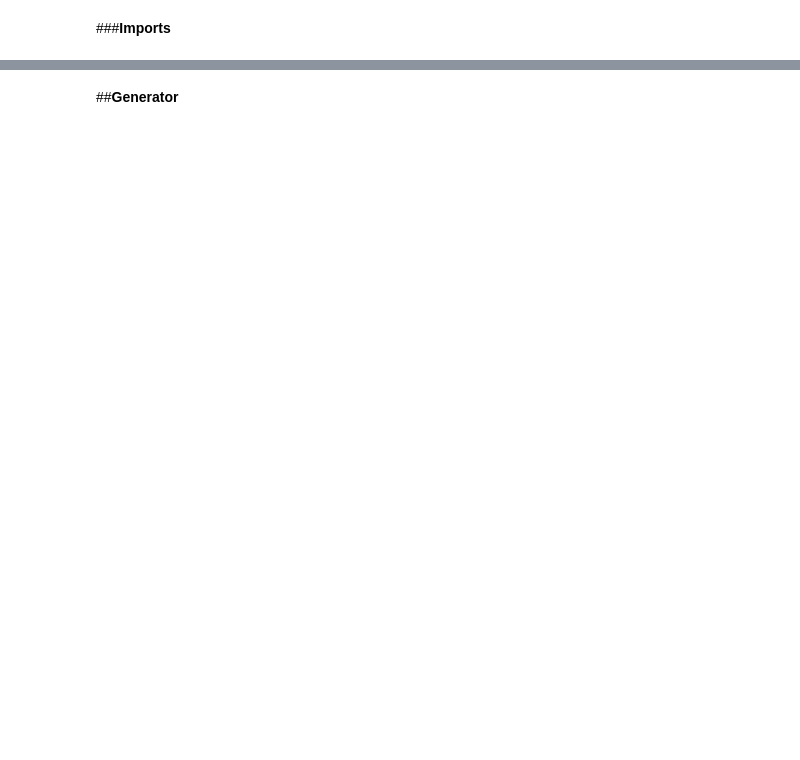
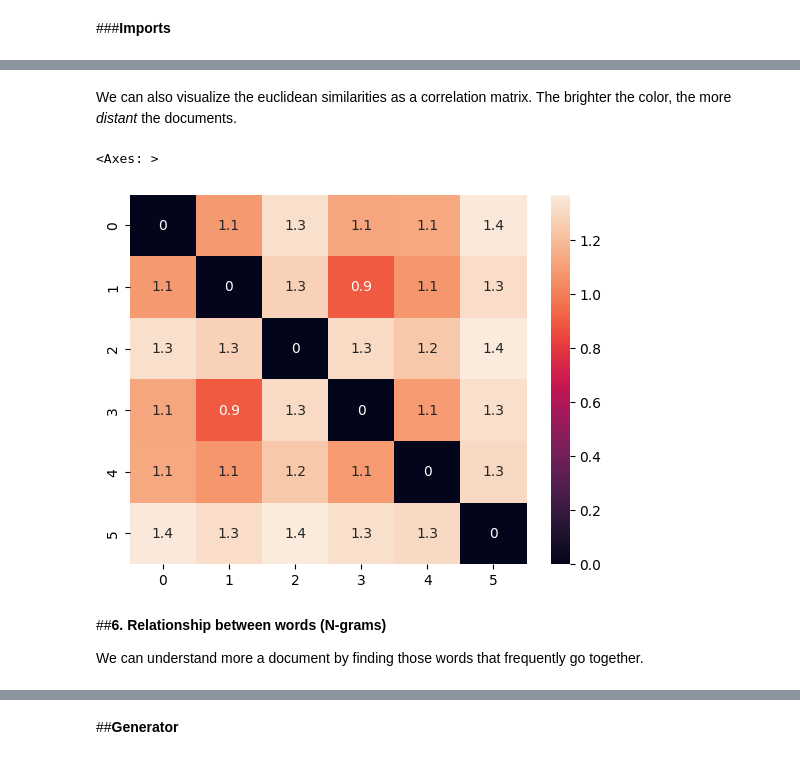
Before and after one commit to Julia-Elisa/NLP-Philosophy-text-generator, a Jupyter notebook: DM_project.ipynb, the cells around one changed output, grey strips where cells are left out. Drawn from its saved outputs; the diff is of its cells as text; code cells hidden in the pictures; blank space fills up the shorter version.

```diff
--- a/DM_project.ipynb
+++ b/DM_project.ipynb
@@ -367,0 +489,22 @@ Here we are interested in finding the topic for each book.
+# %%
+# Euclidean distance
+from sklearn.metrics.pairwise import euclidean_distances
+
+count_vect = CountVectorizer()
+vectorizer = TfidfVectorizer()
+
+X2 = count_vect.fit_transform(corpus)
+pd.DataFrame(X2.toarray(), columns=count_vect.get_feature_names_out(), index=columns)
+
+trsfm = vectorizer.fit_transform(corpus)
+pd.DataFrame(trsfm.toarray(), columns=vectorizer.get_feature_names_out(), index=columns)
+
+arr = euclidean_distances(trsfm[0:len(columns)], trsfm)
+similarity_df = pd.DataFrame(arr, columns=columns, index=columns)
+# print(similarity_df)
+arr3 = arr.tolist()
+arr3.insert(0, columns)
+
+# pretty print the matrix of cosine similarities
+from tabulate import tabulate
+print(tabulate(arr3, headers='firstrow', tablefmt='fancy_grid'))
@@ -367,0 +527,14 @@ Here we are interested in finding the topic for each book.
+# %% [markdown]
+
+We can also visualize the euclidean similarities as a correlation matrix. The brighter the color, the more *distant* the documents.
+# %%
+import seaborn as sns
+sns.heatmap(arr, annot=True)
+# %% [output]
+<Axes: >
+[figure, added]
+# %% [markdown]
+##**6. Relationship between words (N-grams)**
+
+
+We can understand more a document by finding those words that frequently go together.
```
Also changed, not shown: parts of 137 cells of this notebook.
